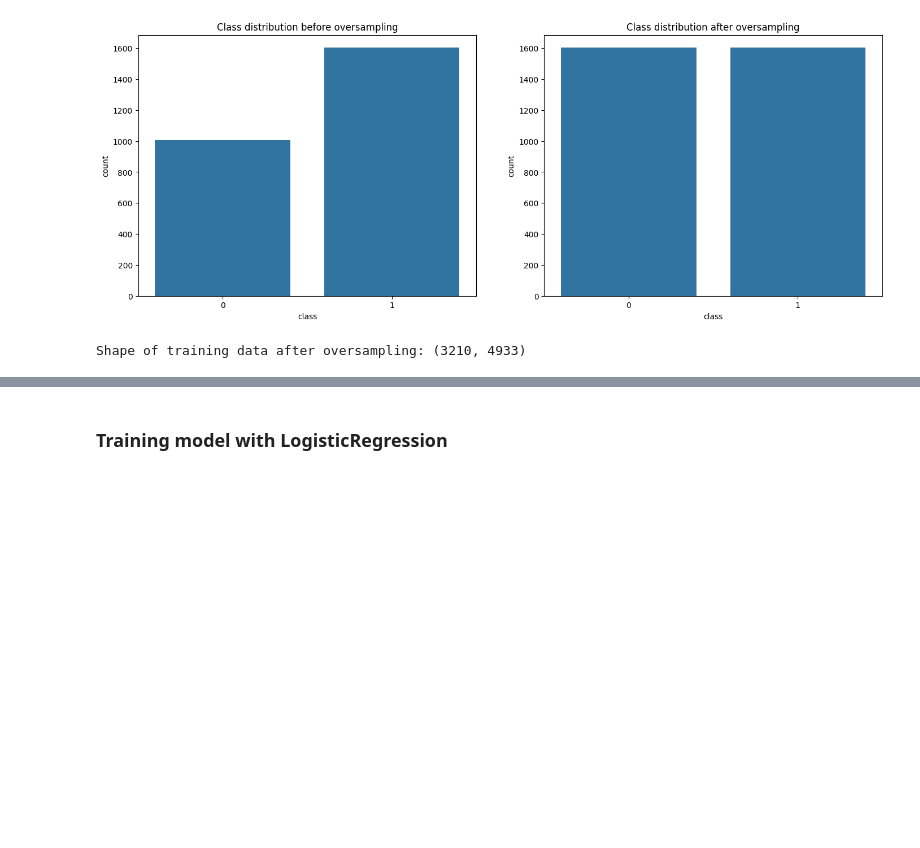
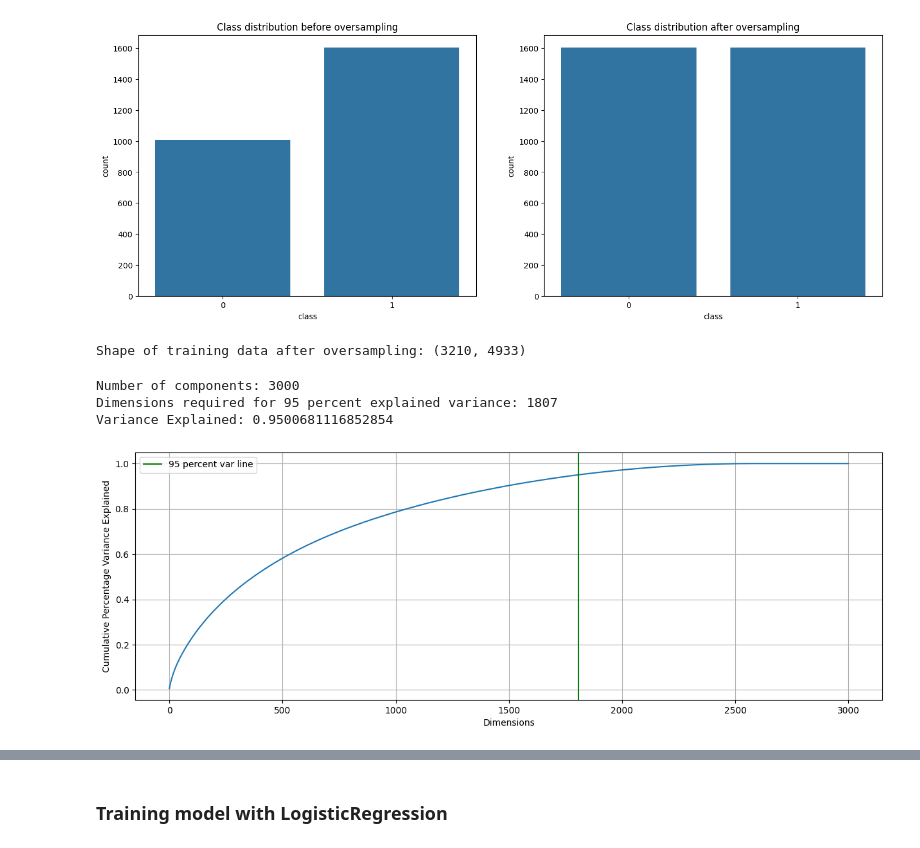
Before and after one commit to abuhmhai/Machine-Learning-X, a Jupyter notebook: ML Fake News Detection.ipynb, the cells around one changed output, grey strips where cells are left out. Saved outputs shown, nothing was run; the diff lists cells and outputs as text; code cells hidden in the pictures; blank space fills up the shorter version.

```diff
--- a/ML Fake News Detection.ipynb
+++ b/ML Fake News Detection.ipynb
@@ -113,3 +115,39 @@ print('Shape of training data after oversampling:', X_train_tfidf_res.shape)
 Shape of training data before oversampling: (2612, 4933)
 [figure]
 Shape of training data after oversampling: (3210, 4933)
+# %%
+from sklearn.decomposition import PCA
+
+# Apply PCA
+pca = PCA(n_components=3000)
+pca.fit(X_train_tfidf_res.toarray())  # Fit PCA with the resampled training data
+
+explained_variance = pca.explained_variance_ratio_
+print('Number of components:', len(explained_variance))
+
+# Calculate the number of components required to retain 95% of the variance
+dim_req_var = sum(np.cumsum(explained_variance) <= 0.95)
+print('Dimensions required for 95 percent explained variance:', dim_req_var)
+print('Variance Explained:', np.cumsum(explained_variance)[dim_req_var])
+
+# Plot the cumulative explained variance
+plt.figure(figsize=(15, 5))
+plt.grid()
+plt.plot(list(range(len(explained_variance))), np.cumsum(explained_variance))
+plt.axvline(x=dim_req_var, color='g', label='95 percent var line')
+plt.xlabel('Dimensions')
+plt.ylabel('Cumulative Percentage Variance Explained')
+plt.legend()
+plt.show()
+
+# Reduce the dimensionality of the train, cross-validation, and test data
+X_train_bow_pca = pca.transform(X_train_tfidf_res.toarray())[:, :dim_req_var]
+X_test_bow_pca = pca.transform(X_test_tfidf.toarray())[:, :dim_req_var]
+
+# Further split the training data for cross-validation
+X_train_bow_pca, X_cv_bow_pca, y_train, y_cv = train_test_split(X_train_bow_pca, y_train_res, test_size=0.25, random_state=42)
+# %% [output]
+Number of components: 3000
+Dimensions required for 95 percent explained variance: 1807
+Variance Explained: 0.9500681116852854
+[figure, added]
```
Also changed, not shown: parts of 3 cells of this notebook.
